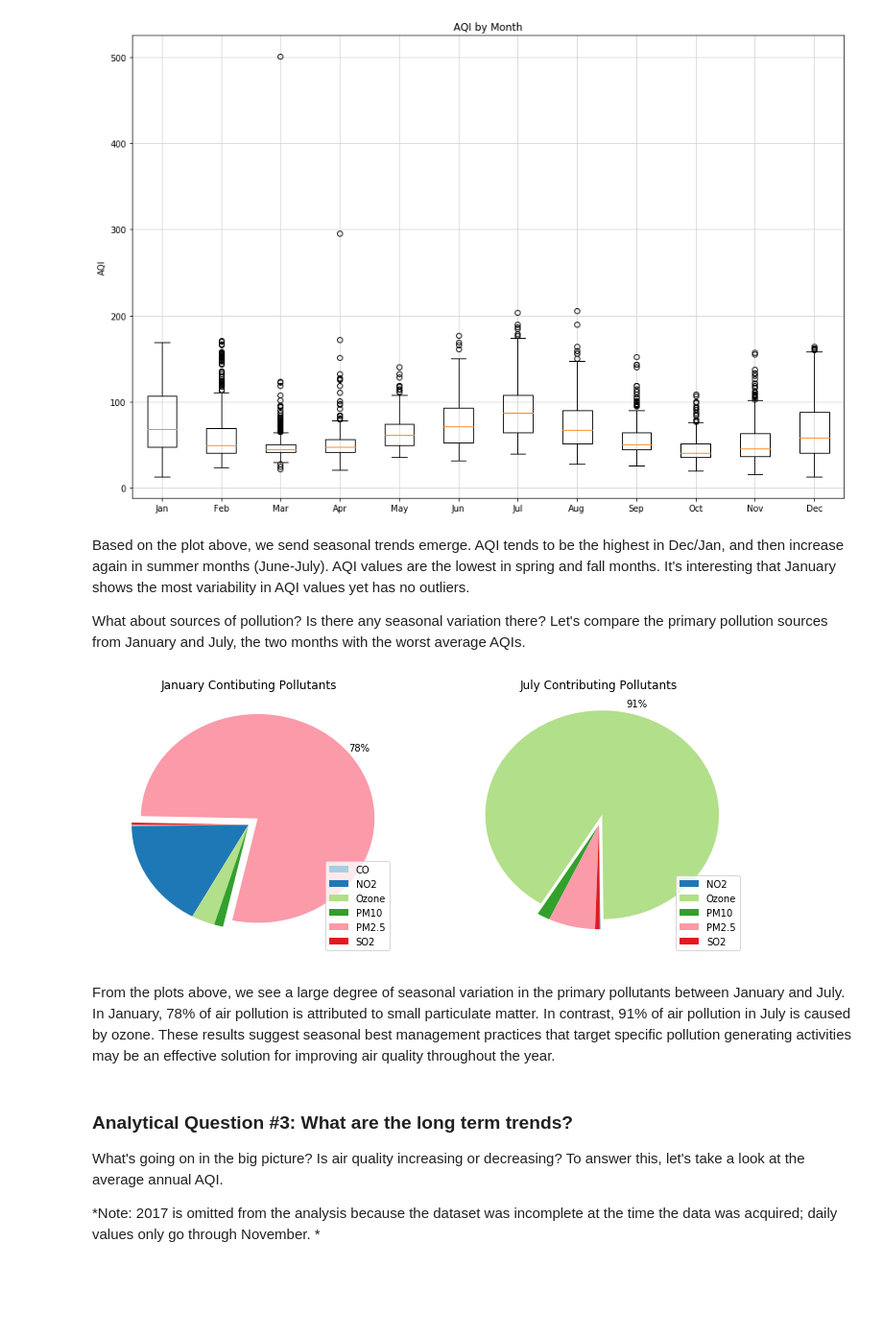
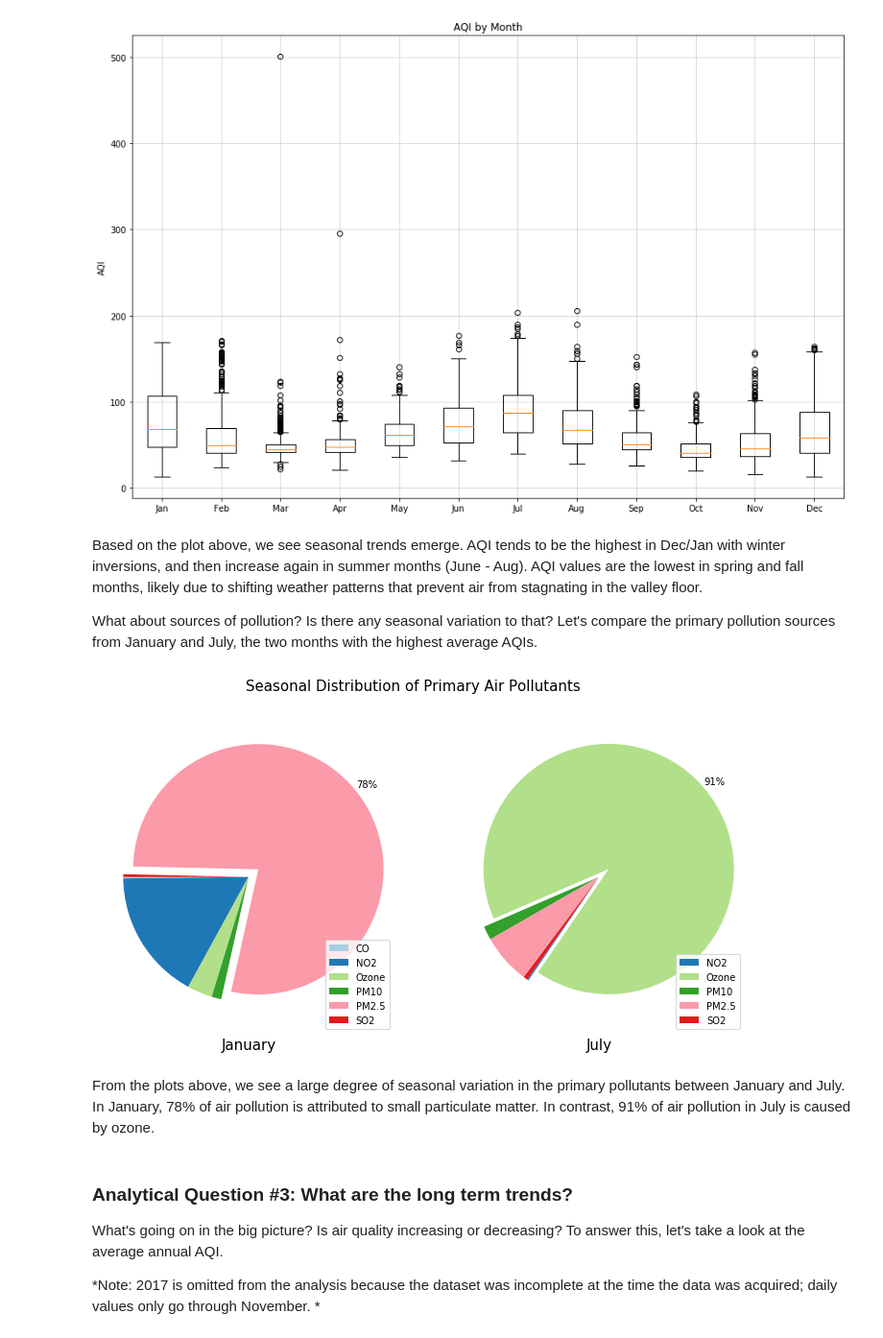
Before and after one commit to missytracy/Thinkful-Bootcamp-Prep-Course, a Jupyter notebook: PrepCapstone_SLC_Air.ipynb, the cells around one changed output. Shown at 96% size. Cells and saved outputs as stored; diff of their text form; code cells hidden in the pictures; blank space fills up the shorter version.

```diff
--- a/PrepCapstone_SLC_Air.ipynb
+++ b/PrepCapstone_SLC_Air.ipynb
@@ -208,47 +213,49 @@ plt.show()
 # %% [output]
 [figure]
 # %% [markdown]
-Based on the plot above, we send seasonal trends emerge.  AQI tends to be the highest in Dec/Jan, and then increase again in summer months (June-July).  AQI values are the lowest in spring and fall months.  It's interesting that January shows the most variability in AQI values yet has no outliers.
+Based on the plot above, we see seasonal trends emerge.  AQI tends to be the highest in Dec/Jan with winter inversions, and then increase again in summer months (June - Aug).  AQI values are the lowest in spring and fall months, likely due to shifting weather patterns that prevent air from stagnating in the valley floor.
 
-What about sources of pollution?  Is there any seasonal variation there?  Let's compare the primary pollution sources from January and July, the two months with the worst average AQIs.
+What about sources of pollution?  Is there any seasonal variation to that?  Let's compare the primary pollution sources from January and July, the two months with the highest average AQIs.
 # %%
 #Group by and count pollutant type for January and July data
 jan_pollution = jan['primary pollutant'].groupby(jan['primary pollutant']).count()
 jul_pollution = jul['primary pollutant'].groupby(jul['primary pollutant']).count()
 
 #January labels
 jan_labels = ['CO', 'NO2', 'Ozone', 'PM10', 'PM2.5', 'SO2']
 jan_colors = ['#a6cee3', '#1f78b6', '#b2df8a', '#33a02c', '#fb9aa9', '#e31a1c']
 
-#Create labels to use for July pie chart - not all pollutant types represented...missing CO.  Force color scheme to be
-#consistent across different months.
+#July labels - not all pollutant types present, missing CO.  Force color scheme to be
+#consistent with January.
 jul_labels = ['NO2', 'Ozone', 'PM10', 'PM2.5', 'SO2']
 jul_colors = ['#1f78b6', '#b2df8a', '#33a02c', '#fb9aa9', '#e31a1c']
 
-#specify plot layout
-plt.figure(figsize=(12,5))
-
-#create custom label for slices > 50%.  Else return blank.
+#create custom label to display percent of largest slice.  All other values return blank.
 def my_autopct(pct):
     return ('%.0f%%' % pct) if pct > 50 else ''
 
-#left subplot for January data.  Explode largest pollutant PM2.5
+#specify plot layout and subplot title
+plt.figure(figsize=(12,6))
+plt.suptitle('Seasonal Distribution of Primary Air Pollutants', size=15)
+
+#left subplot for January data.  Explode largest pollutant - PM2.5
 plt.subplot(1, 2, 1)
+plt.axis('equal')
 plt.pie(jan_pollution, startangle=180, colors=jan_colors, autopct=my_autopct, pctdistance=1.1, explode=(0, 0, 0, 0, 0.1, 0))
 plt.legend(jan_labels, loc='lower right')
-plt.title('January Contibuting Pollutants', size=12)
+plt.xlabel('January', size=15)
 
-#right subplot for July data.  Explode largest pollutant ozone
+#right subplot for July data.  Explode largest pollutant - ozone
 plt.subplot(1, 2, 2)
-plt.pie(jul_pollution, startangle=270, colors=jul_colors, autopct=my_autopct, pctdistance=1.1, explode=(0, 0.1, 0, 0, 0))
+plt.axis('equal')
+plt.pie(jul_pollution, startangle=235, colors=jul_colors, autopct=my_autopct, pctdistance=1.1, explode=(0, 0.1, 0, 0, 0))
 plt.legend(jul_labels, loc='lower right')
-plt.title('July Contributing Pollutants', size=12)
-
+plt.xlabel('July', size=15)
 plt.show()
 # %% [output]
-[figure, old version]
+[figure, new version]
 # %% [markdown]
-From the plots above, we see a large degree of seasonal variation in the primary pollutants between January and July.  In January, 78% of air pollution is attributed to small particulate matter.  In contrast, 91% of air pollution in July is caused by ozone. These results suggest seasonal best management practices that target specific pollution generating activities may be an effective solution for improving air quality throughout the year.
+From the plots above, we see a large degree of seasonal variation in the primary pollutants between January and July.  In January, 78% of air pollution is attributed to small particulate matter.  In contrast, 91% of air pollution in July is caused by ozone.
 # %% [markdown]
 ### Analytical Question #3:  What are the long term trends?
 
```
Also changed, not shown: parts of 15 cells of this notebook.
